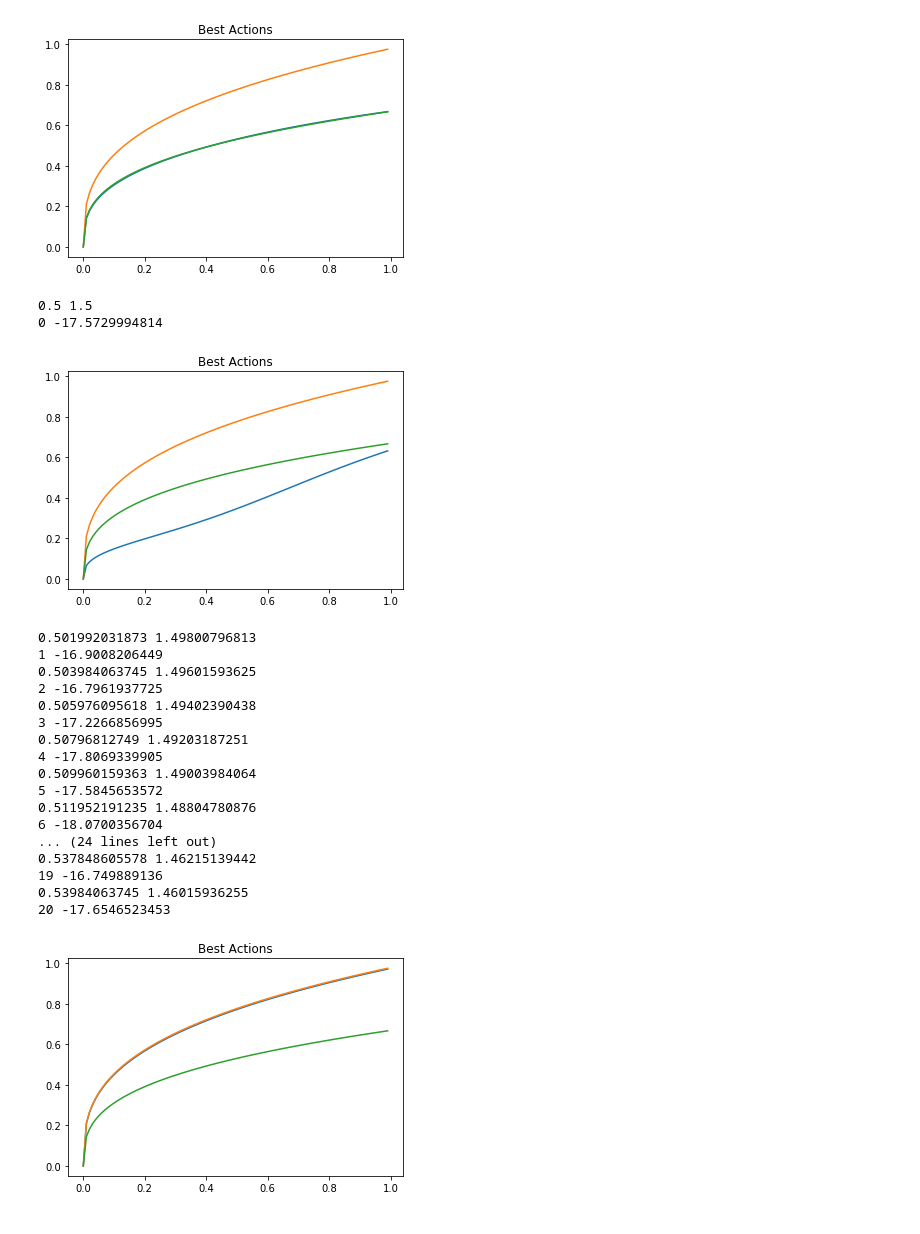
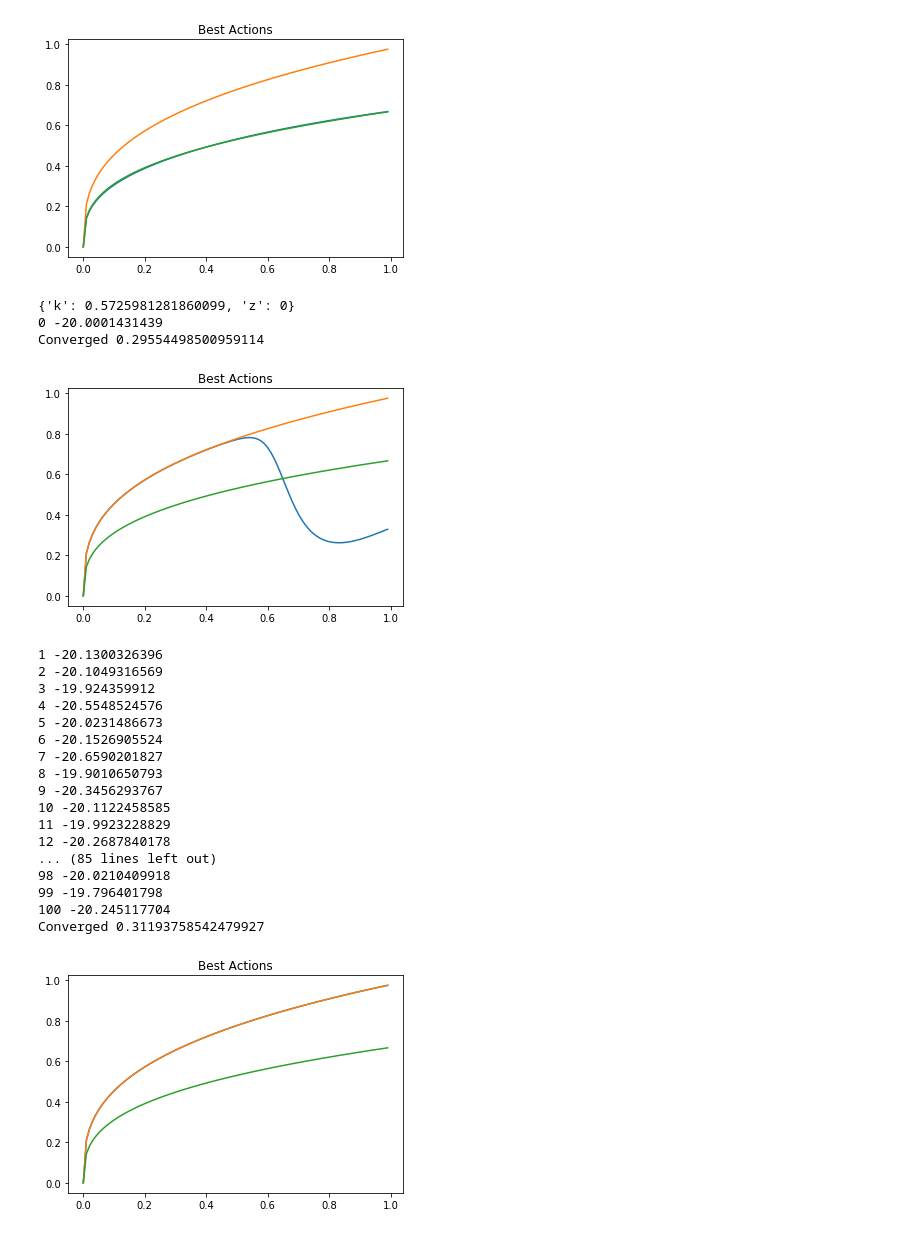
Before and after one commit to ygreif/bellmansrevenge, a Jupyter notebook: Parameters that Work.ipynb, the cells around one changed output. Drawn from its saved outputs; the diff is of its cells as text; code cells hidden in the pictures.

```diff
--- a/Parameters that Work.ipynb
+++ b/Parameters that Work.ipynb
@@ -138,59 +60,67 @@ q.renderBestA()
 [figure]
 # %%
 import tensorflow as tf
+
 from params import model
 from qtable import naf
 from policy import agent
 from policy import samples
 from envs.economy import jesusfv
+from policy import diagnostics
+
 
 %matplotlib inline
 
 params = {'naf': {'learningParameters': {'compress': True,
                                 'discount': 0.95,
                                 'learning_rate': 0.01,
                                  },
          'nnpParameters': {'hidden_layers': [5],
                            'nonlinearity': tf.nn.tanh},
-         'nnqParameters': {'hidden_layers': [10],
+         'nnqParameters': {'hidden_layers': [10, 10],
                            'nonlinearity': tf.nn.tanh},
          'nnvParameters': {'hidden_layers': [200],
                            'nonlinearity': tf.nn.tanh}},
  'strat': {'hi': 1.5, 'lo': 0.5, 'max_iters': 40}}
 
-
-
 q = naf.SetupNAF.setup(jesusfv, **params['naf'])
+init_state = jesusfv.sample_state()
+init_state = {'k': 0.5725981281860099, 'z': 0}
+print init_state
 memory = samples.Samples(10000)
 a = agent.Agent(q, memory)
-n_episodes = 250
+n_episodes = 600
 strat = agent.RelativeRangeStrat(**params['strat'])
-for episode in range(n_episodes):
+for episode in range(600):
     weight = 1.0 - episode / (n_episodes + 1.0)
-    strat = agent.RelativeRangeStrat(lo=1.0 - .5 * weight, hi=1.0 + .5 * weight, max_iters=40)
-    print strat.lo, strat.hi
-    print episode, a.episode(jesusfv, strat)
-    if episode % 20 == 0:
+    strat = agent.RelativeRangeStrat(lo=1.0 - 1.0 * weight, hi=1.0 + 1.0 * weight, max_iters=100, minibatch_size=1000)
+    print episode, a.episode(jesusfv, strat, state=init_state)
+    if episode % 100 == 0:
+        c = diagnostics.convergence(q, memory, 100)
+        print "Converged", c
         q.renderBestA().show()
+        if c and c < .005:
+            break
 # %% [output]
-0.5 1.5
-0 -17.5729994814
+{'k': 0.5725981281860099, 'z': 0}
+0 -20.0001431439
+Converged 0.29554498500959114
-[figure, old version]
+[figure, new version]
-0.501992031873 1.49800796813
-1 -16.9008206449
-0.503984063745 1.49601593625
-2 -16.7961937725
-0.505976095618 1.49402390438
-3 -17.2266856995
-0.50796812749 1.49203187251
-4 -17.8069339905
-0.509960159363 1.49003984064
-5 -17.5845653572
-0.511952191235 1.48804780876
-6 -18.0700356704
-... (24 lines left out)
-0.537848605578 1.46215139442
-19 -16.749889136
-0.53984063745 1.46015936255
-20 -17.6546523453
+1 -20.1300326396
+2 -20.1049316569
+3 -19.924359912
+4 -20.5548524576
+5 -20.0231486673
+6 -20.1526905524
+7 -20.6590201827
+8 -19.9010650793
+9 -20.3456293767
+10 -20.1122458585
+11 -19.9923228829
+12 -20.2687840178
+... (85 lines left out)
+98 -20.0210409918
+99 -19.796401798
+100 -20.245117704
+Converged 0.31193758542479927
-[figure, old version]
+[figure, new version]
```
Also changed, not shown: parts of 10 cells of this notebook, 6 other files.
